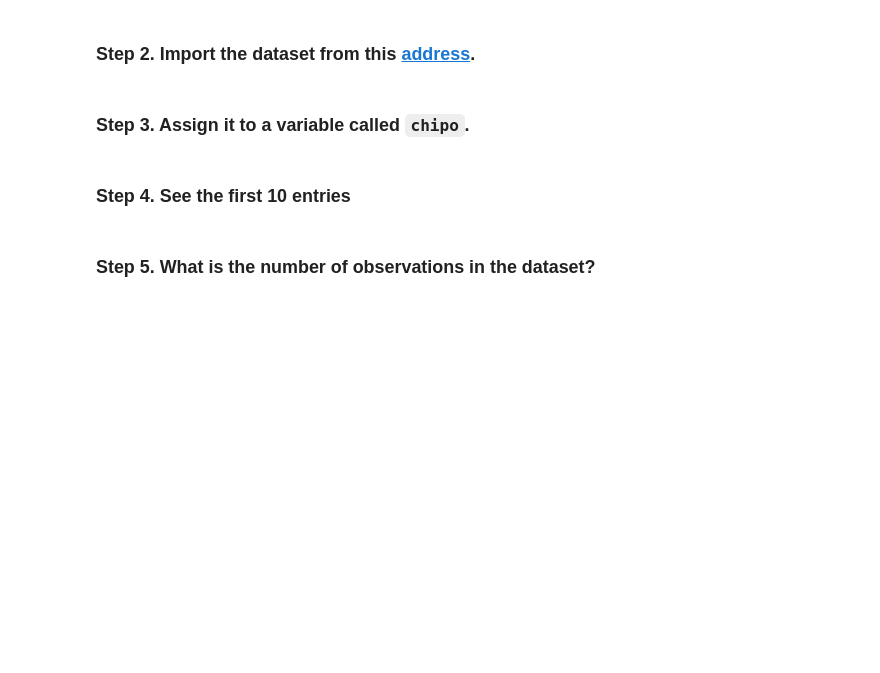
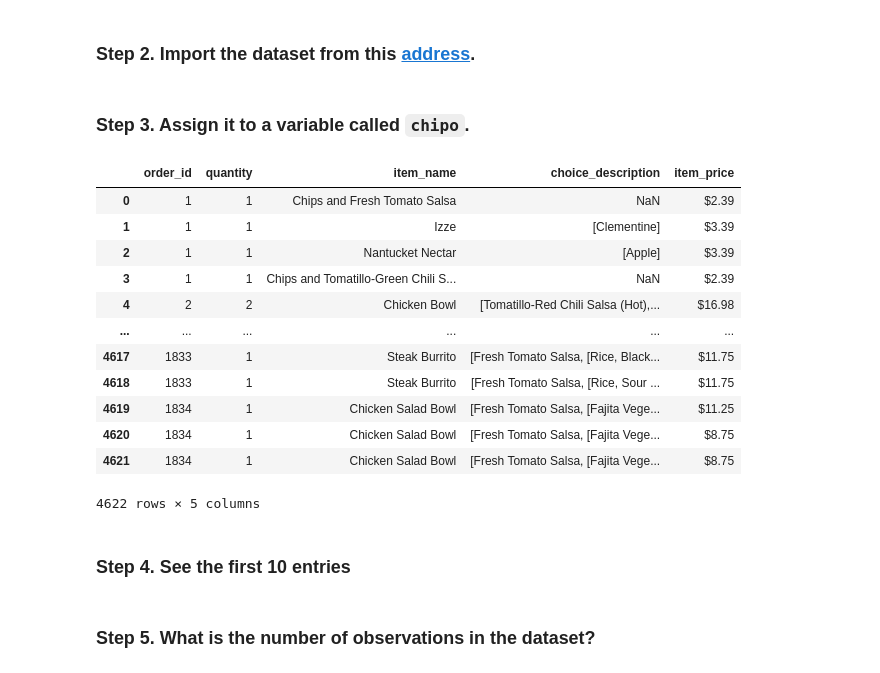
Before and after one commit to honghanhh/mci_python_31_level_1, a Jupyter notebook: Live Slides/Live Lecture 6/Live_Lecture_06.ipynb, the cells around one changed output. Drawn from its saved outputs; the diff is of its cells as text; code cells hidden in the pictures; blank space fills up the shorter version.

```diff
--- a/Live Slides/Live Lecture 6/Live_Lecture_06.ipynb
+++ b/Live Slides/Live Lecture 6/Live_Lecture_06.ipynb
@@ -12,7 +14,29 @@ Special thanks to: https://github.com/justmarkham for sharing the dataset and ma
 # %% [markdown]
 ### Step 2. Import the dataset from this [address](https://raw.githubusercontent.com/justmarkham/DAT8/master/data/chipotle.tsv).
+# %%
+ #csv: coma-seperates values
+#tsv:  tab-seperated values
+url = 'https://raw.githubusercontent.com/justmarkham/DAT8/master/data/chipotle.tsv'
 # %% [markdown]
 ### Step 3. Assign it to a variable called `chipo`.
+# %%
+chipo = pd.read_csv(url, sep='\t')
+#chipo = pd.read_csv('chipo.tsv')
+chipo
+# %% [output]
+|  | order_id | quantity | item_name | choice_description | item_price |
+| 0 | 1 | 1 | Chips and Fresh Tomato Salsa | NaN | $2.39 |
+| 1 | 1 | 1 | Izze | [Clementine] | $3.39 |
+| 2 | 1 | 1 | Nantucket Nectar | [Apple] | $3.39 |
+| 3 | 1 | 1 | Chips and Tomatillo-Green Chili S... | NaN | $2.39 |
+| 4 | 2 | 2 | Chicken Bowl | [Tomatillo-Red Chili Salsa (Hot),... | $16.98 |
+| ... | ... | ... | ... | ... | ... |
+| 4617 | 1833 | 1 | Steak Burrito | [Fresh Tomato Salsa, [Rice, Black... | $11.75 |
+| 4618 | 1833 | 1 | Steak Burrito | [Fresh Tomato Salsa, [Rice, Sour ... | $11.75 |
+| 4619 | 1834 | 1 | Chicken Salad Bowl | [Fresh Tomato Salsa, [Fajita Vege... | $11.25 |
+| 4620 | 1834 | 1 | Chicken Salad Bowl | [Fresh Tomato Salsa, [Fajita Vege... | $8.75 |
+| 4621 | 1834 | 1 | Chicken Salad Bowl | [Fresh Tomato Salsa, [Fajita Vege... | $8.75 |
+4622 rows × 5 columns
 # %% [markdown]
 ### Step 4. See the first 10 entries
 # %% [markdown]
```
Also changed, not shown: parts of 61 cells of this notebook.
